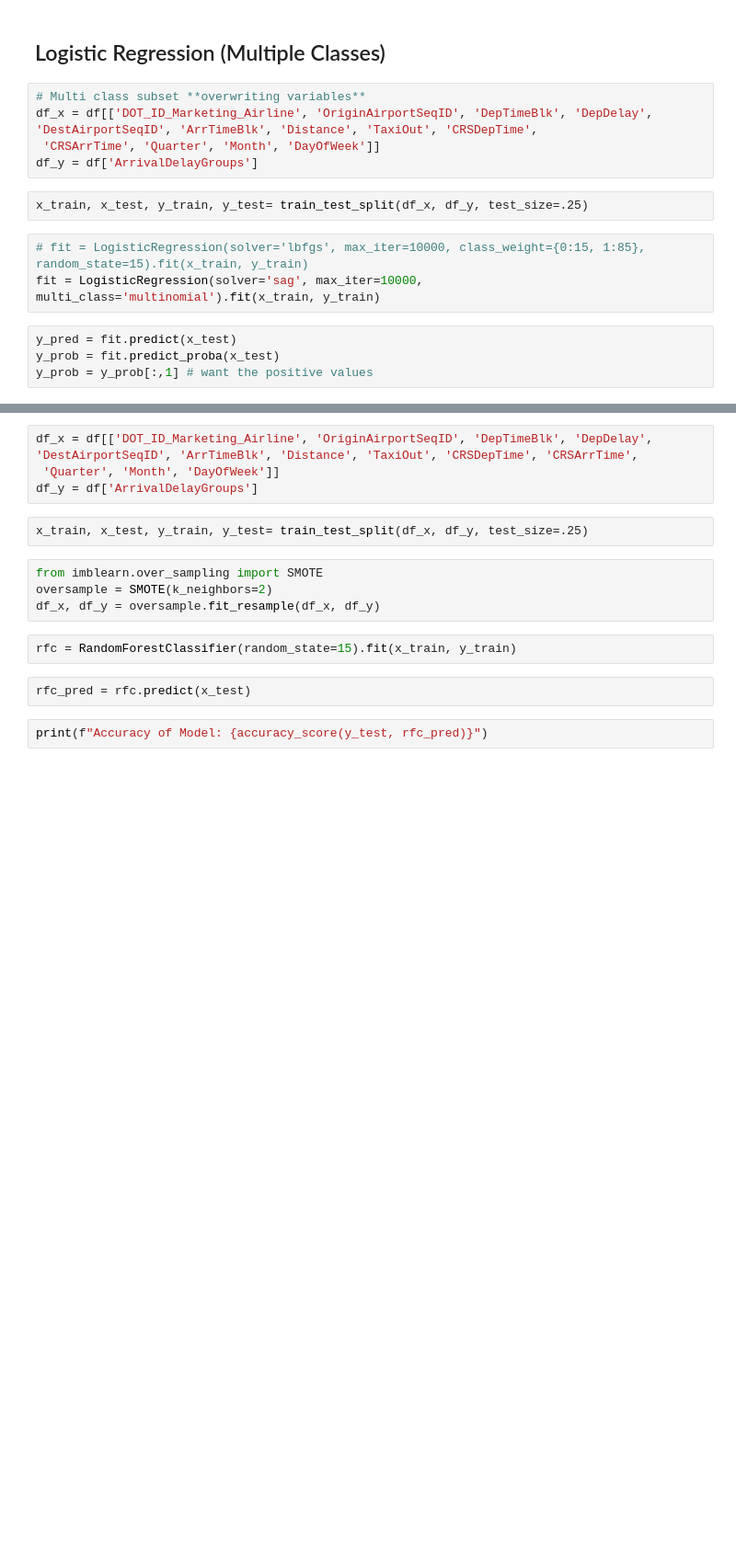
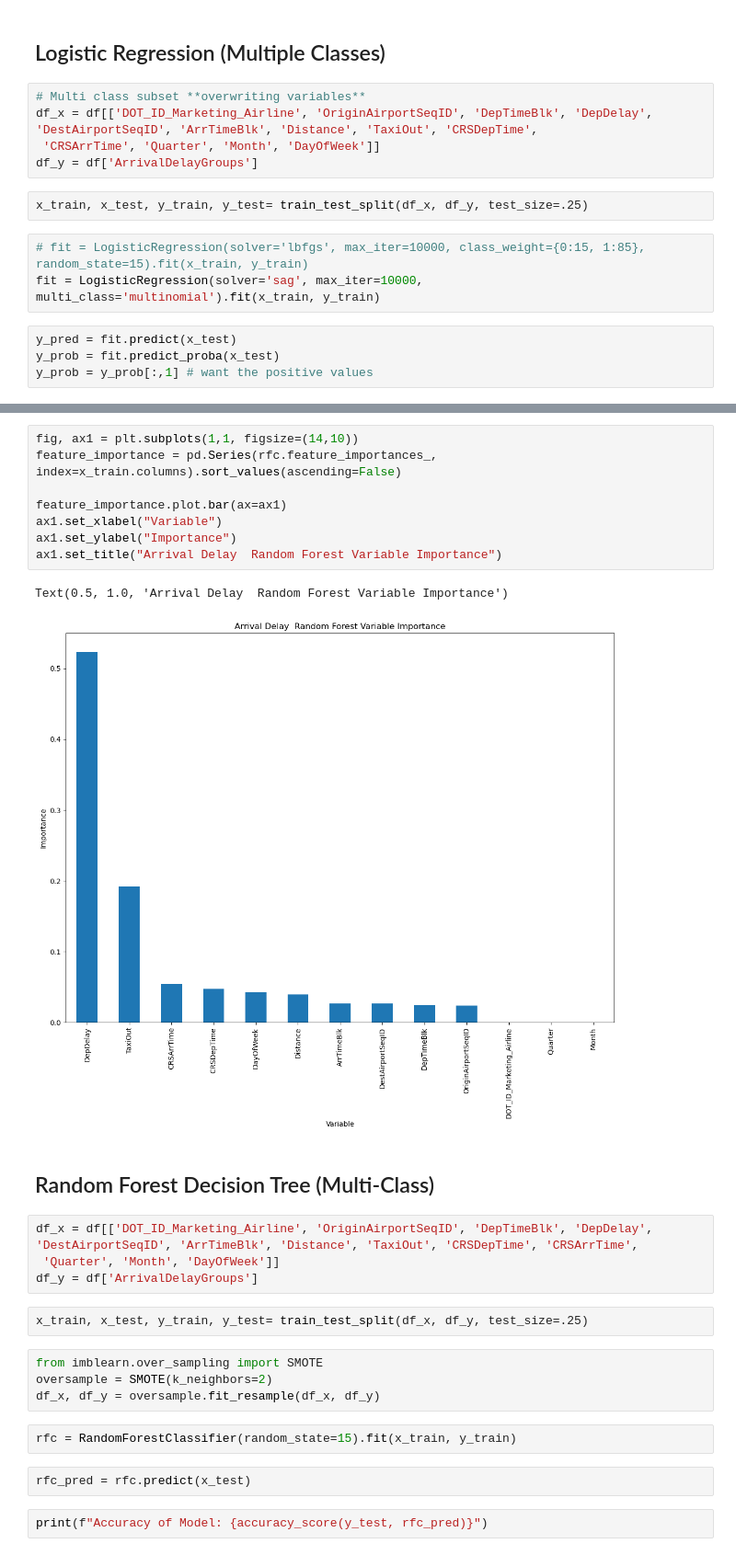
Before and after one commit to atramirez/Flight-Delays-Capstone, a Jupyter notebook: notebooks/r1_models.ipynb, the cells around one changed output, grey strips where cells are left out. Shown at 92% size. Cells and saved outputs as stored; diff of their text form; blank space fills up the shorter version.

```diff
--- a/notebooks/r1_models.ipynb
+++ b/notebooks/r1_models.ipynb
@@ -141,3 +181,16 @@ weighted avg       0.27      0.37      0.26    145681
+# %%
+fig, ax1 = plt.subplots(1,1, figsize=(14,10))
+feature_importance = pd.Series(rfc.feature_importances_, index=x_train.columns).sort_values(ascending=False)
+
+feature_importance.plot.bar(ax=ax1)
+ax1.set_xlabel("Variable")
+ax1.set_ylabel("Importance")
+ax1.set_title("Arrival Delay  Random Forest Variable Importance")
+# %% [output]
+Text(0.5, 1.0, 'Arrival Delay  Random Forest Variable Importance')
+[figure, added]
+# %% [markdown]
+## Random Forest Decision Tree (Multi-Class)
 # %%
 df_x = df[['DOT_ID_Marketing_Airline', 'OriginAirportSeqID', 'DepTimeBlk', 'DepDelay', 'DestAirportSeqID', 'ArrTimeBlk', 'Distance', 'TaxiOut', 'CRSDepTime', 'CRSArrTime',
  'Quarter', 'Month', 'DayOfWeek']]
```
Also changed, not shown: parts of 20 cells of this notebook, 1 other file.
